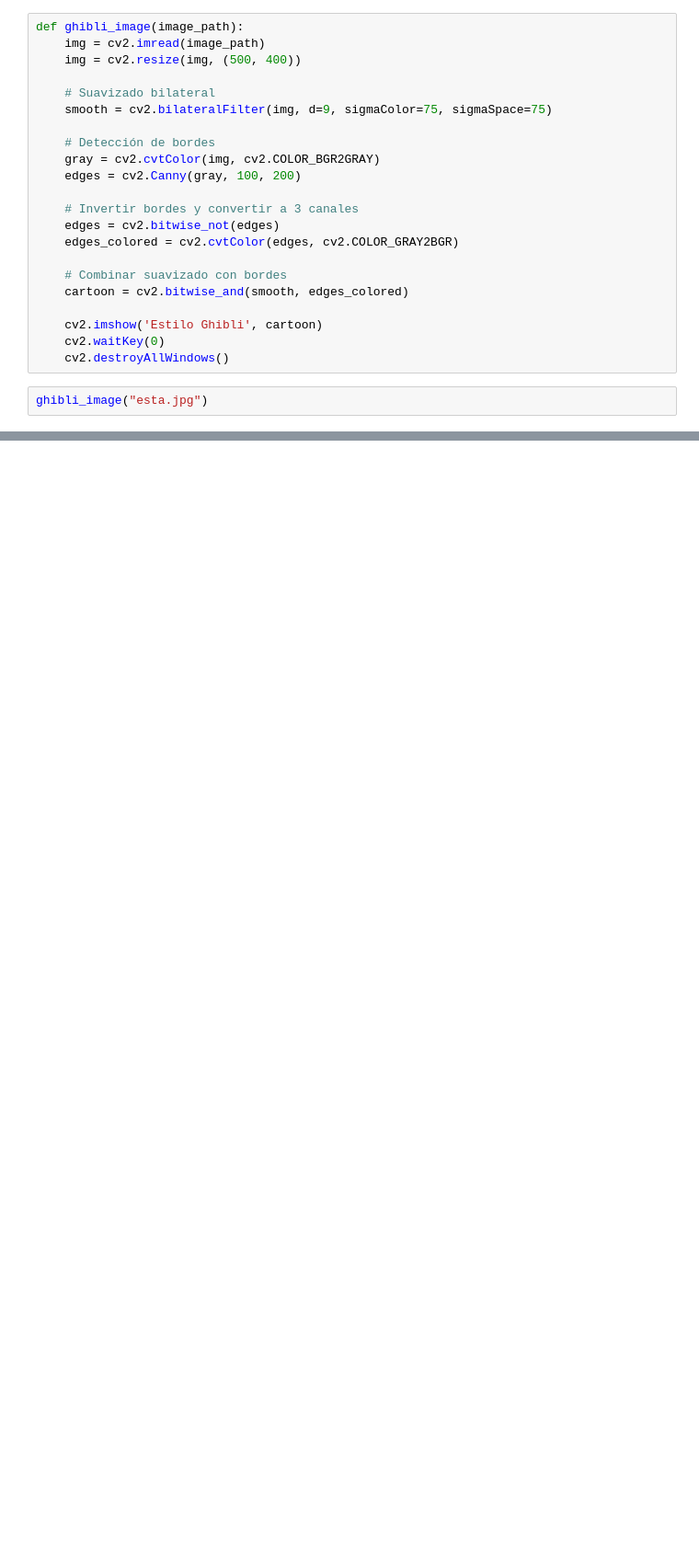
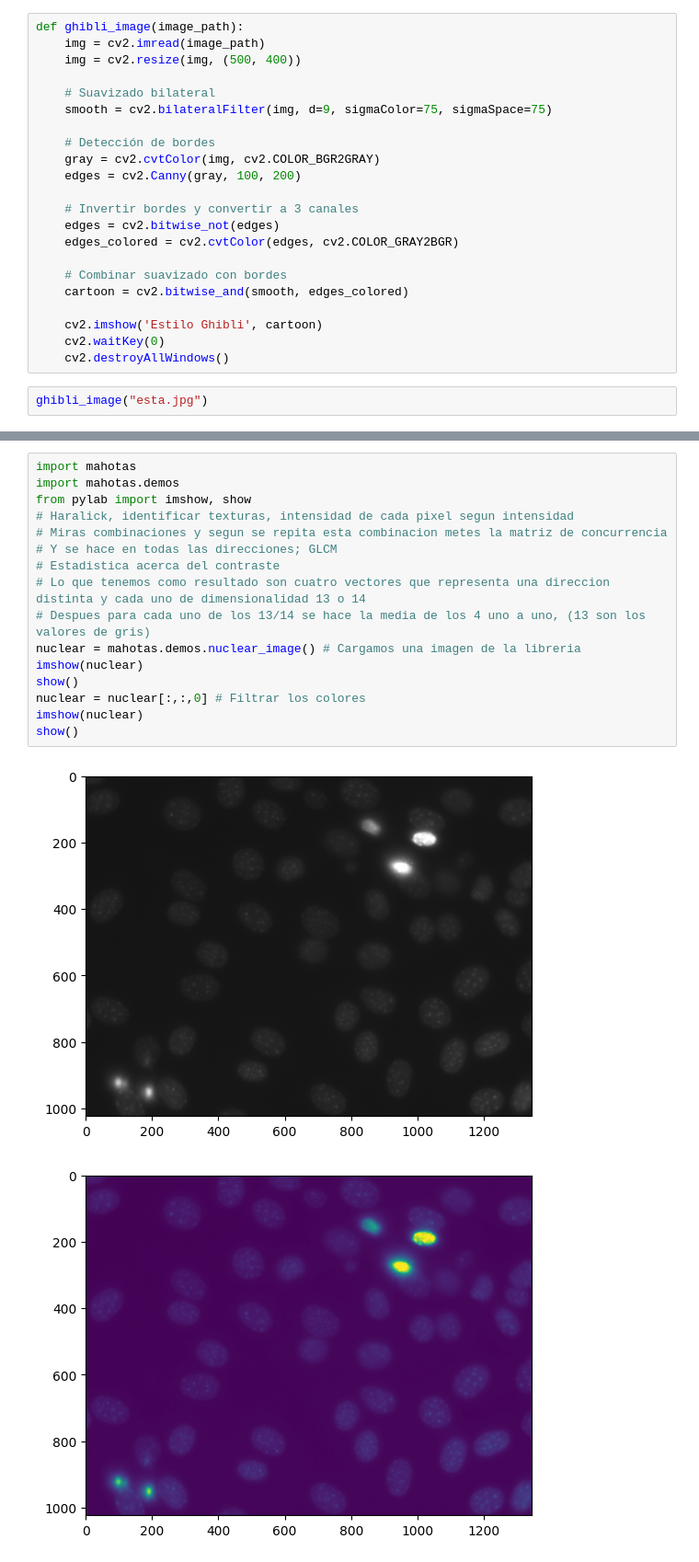
Before and after one commit to carmele9/vision_por_Computador, a Jupyter notebook: intro.ipynb, the cells around one changed output, grey strips where cells are left out. Shown at 92% size. Drawn from its saved outputs; the diff is of its cells as text; blank space fills up the shorter version.

Commit message:
haralick feautures

```diff
--- a/intro.ipynb
+++ b/intro.ipynb
@@ -1003,0 +1006,19 @@ ghibli_image("esta.jpg")
+# %%
+import mahotas
+import mahotas.demos
+from pylab import imshow, show
+# Haralick, identificar texturas, intensidad de cada pixel segun intensidad
+# Miras combinaciones y segun se repita esta combinacion metes la matriz de concurrencia
+# Y se hace en todas las direcciones; GLCM
+# Estadistica acerca del contraste
+# Lo que tenemos como resultado son cuatro vectores que representa una direccion distinta y cada uno de dimensionalidad 13 o 14
+# Despues para cada uno de los 13/14 se hace la media de los 4 uno a uno, (13 son los valores de gris)
+nuclear = mahotas.demos.nuclear_image() # Cargamos una imagen de la libreria
+imshow(nuclear)
+show()
+nuclear = nuclear[:,:,0] # Filtrar los colores
+imshow(nuclear)
+show()
+# %% [output]
+[figure, added]
+[figure, added]
```
Also changed, not shown: parts of 4 cells of this notebook, 1 other file.
